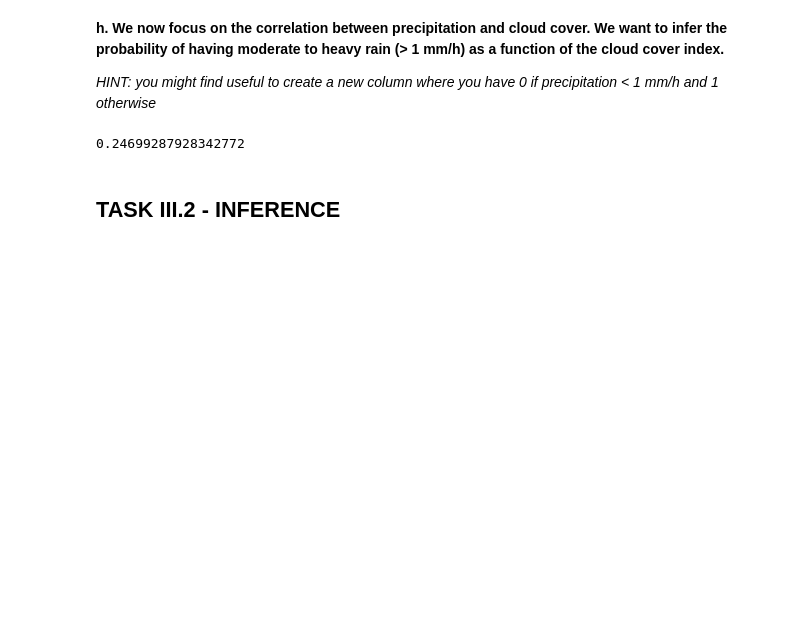
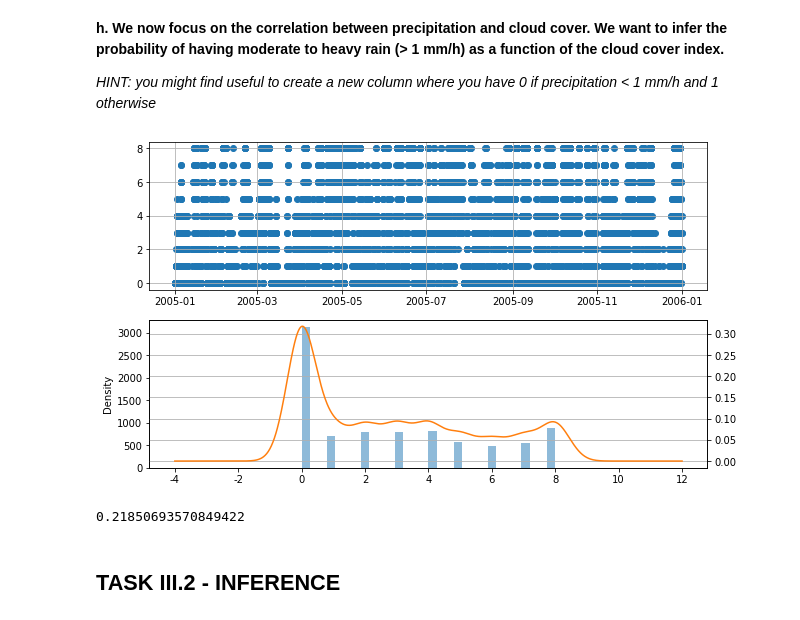
Before and after one commit to akalisvm/Data-Analytics-Assignment, a Jupyter notebook: Coursework_weather_data.ipynb, the cells around one changed output. Cells and saved outputs as stored; diff of their text form; code cells hidden in the pictures; blank space fills up the shorter version.

```diff
--- a/Coursework_weather_data.ipynb
+++ b/Coursework_weather_data.ipynb
@@ -195,21 +197,38 @@ df.corr()
 **h. We now focus on the correlation between precipitation and cloud cover. We want to infer the probability of having moderate to heavy rain (> 1 mm/h) as a function of the cloud cover index.**
 
 *HINT: you might find useful to create a new column where you have 0 if precipitation < 1 mm/h and 1 otherwise*
+# %%
+#################################
+
+col = df['cloud cover']
+fig = plt.figure(figsize = (10, 6))
+ax1 = fig.add_subplot(2, 1, 1)
+ax1.scatter(col.index, col.values)
+plt.grid()
+
+ax2 = fig.add_subplot(2, 1, 2)
+col.hist(bins=30, alpha=0.5, ax=ax2)
+col.plot(kind='kde', secondary_y=True, ax=ax2)
+plt.grid()
+
+#################################
+# %% [output]
+[figure, added]
 # %%
 #################################
 
-def get_precipitation_index(temp_df):
-    if temp_df["precipitation"] < 1.0:
+def get_precipitation_index(df):
+    if df['precipitation'] < 1.0:
         return 0
     else:
         return 1
 
-df.loc[:, "precipitation index"] = df.apply(get_precipitation_index, axis=1)
-df['cloud cover'].corr(df['precipitation index'])
+df.loc[:, 'precipitation index'] = df.apply(get_precipitation_index, axis=1)
+df['cloud cover'].corr(df['precipitation index'], method='spearman')
 
 #################################
 # %% [output]
-0.24699287928342772
+0.21850693570849422
 # %% [markdown]
 ## TASK III.2 - INFERENCE
 # %% [markdown]
```
Also changed, not shown: parts of 8 cells of this notebook.
